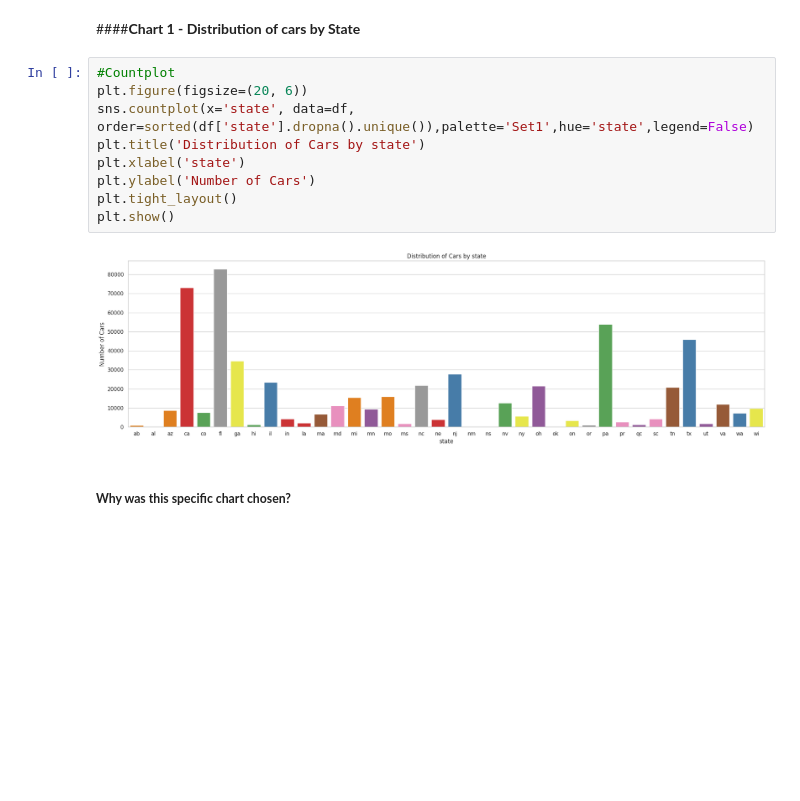
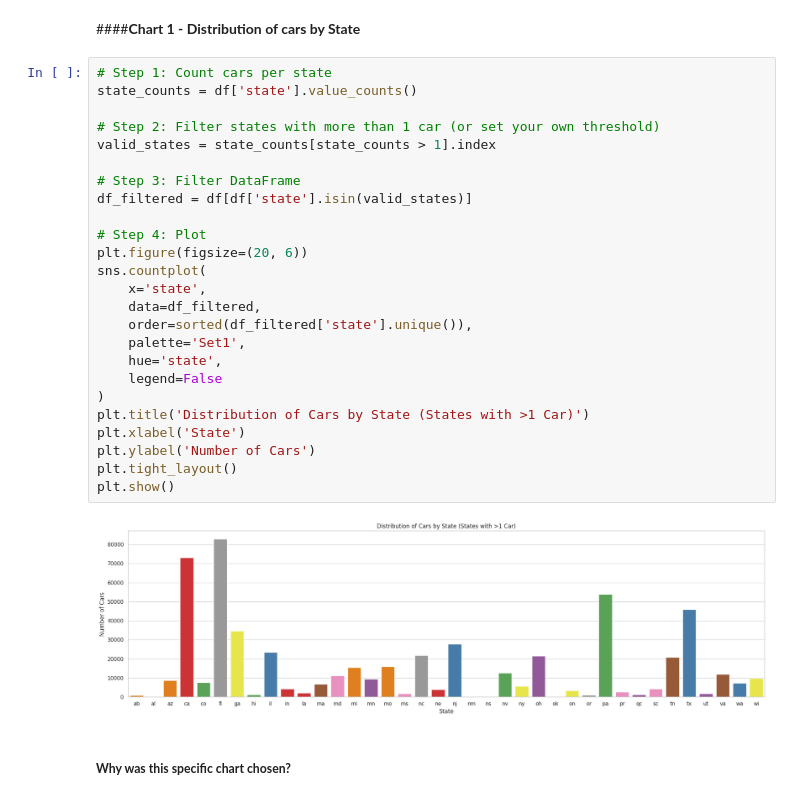
Before and after one commit to Sagarjain93/car_prices, a Jupyter notebook: car_prices.ipynb, the cells around one changed output. Saved outputs shown, nothing was run; the diff lists cells and outputs as text; blank space fills up the shorter version.

```diff
--- a/car_prices.ipynb
+++ b/car_prices.ipynb
@@ -419,16 +428,32 @@ Univariate Analysis help understand the distribution and characteristics of indi
 # %% [markdown]
 ####**Chart 1 - Distribution of cars by State**
 # %%
-#Countplot
+# Step 1: Count cars per state
+state_counts = df['state'].value_counts()
+
+# Step 2: Filter states with more than 1 car (or set your own threshold)
+valid_states = state_counts[state_counts > 1].index
+
+# Step 3: Filter DataFrame
+df_filtered = df[df['state'].isin(valid_states)]
+
+# Step 4: Plot
 plt.figure(figsize=(20, 6))
-sns.countplot(x='state', data=df, order=sorted(df['state'].dropna().unique()),palette='Set1',hue='state',legend=False)
-plt.title('Distribution of Cars by state')
-plt.xlabel('state')
+sns.countplot(
+    x='state',
+    data=df_filtered,
+    order=sorted(df_filtered['state'].unique()),
+    palette='Set1',
+    hue='state',
+    legend=False
+)
+plt.title('Distribution of Cars by State (States with >1 Car)')
+plt.xlabel('State')
 plt.ylabel('Number of Cars')
 plt.tight_layout()
 plt.show()
 # %% [output]
-[figure, old version]
+[figure, new version]
 # %% [markdown]
 ##### **Why was this specific chart chosen?**
 # %% [markdown]
```
Also changed, not shown: parts of 24 cells of this notebook.
